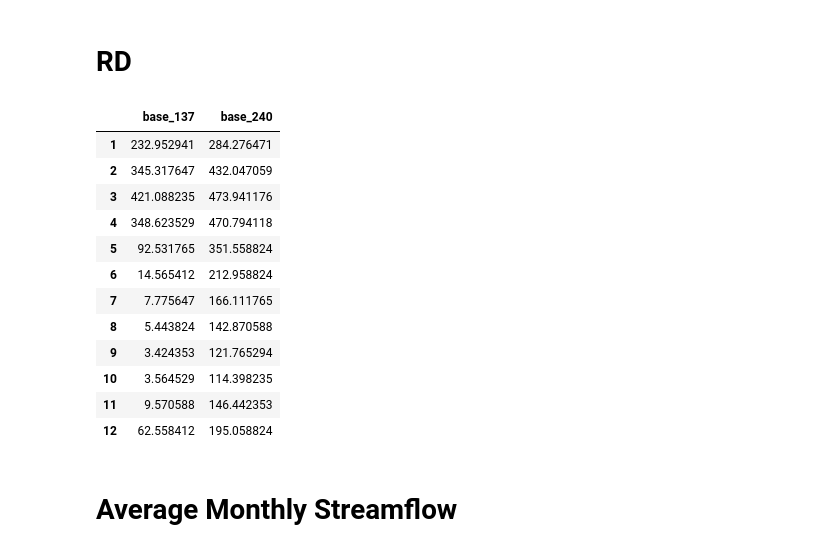
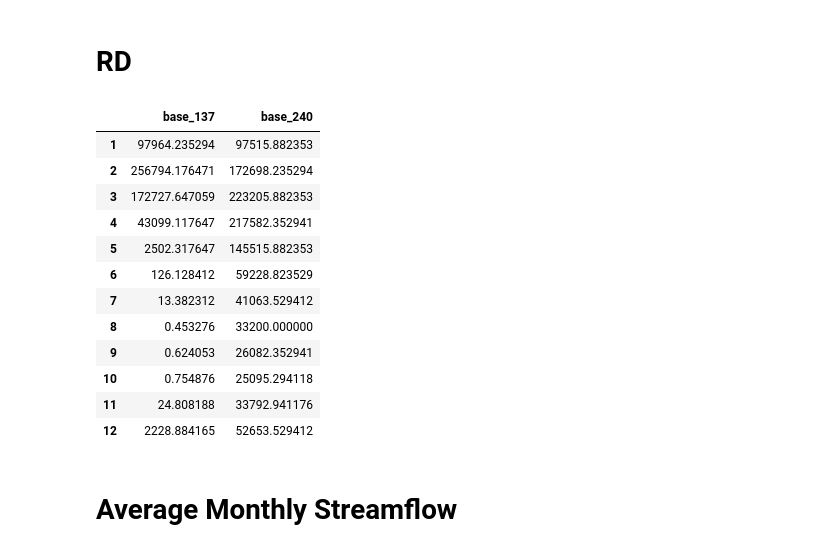
Before and after one commit to spark-brc/swatmf, a Jupyter notebook: okvg_031721_base_bau_rd_watercontent.ipynb, the cells around one changed output. Saved outputs shown, nothing was run; the diff lists cells and outputs as text; code cells hidden in the pictures.

```diff
--- a/okvg_031721_base_bau_rd_watercontent.ipynb
+++ b/okvg_031721_base_bau_rd_watercontent.ipynb
@@ -168,43 +168,44 @@ base_df
 # %%
 # Select subs
 subs = [137, 240]
 
 # Create data with parameter change
 df_rch = pd.read_csv(
                     os.path.join(wd_rd, "output.rch"),
                     delim_whitespace=True,
                     skiprows=9,
                     # usecols=[1, 3, 6], # streamflow
-                    usecols=[1, 3, 10], # streamflow
+                    usecols=[1, 3, 10], # sed
                     names=["date", "filter", "streamflow_sim"],
                     index_col=0)
 df_rd = pd.DataFrame()
 for i in subs:
     df = df_rch.loc[i]
     df = df[df['filter'] < 13]
     df.index = pd.date_range('1/1/2003', periods=len(df.streamflow_sim), freq="M")
 
     df.rename(columns = {'streamflow_sim':'base_{}'.format(i)}, inplace = True)
     df_rd = pd.concat(
         [df_rd, df['base_{}'.format(i)]], axis=1,
         sort=False
         )
 df_rd.index = pd.DatetimeIndex(df_rd.index).normalize()
+rd_df = df_rd
 df_rd = df_rd.groupby(df_rd.index.month).mean()
 df_rd
 # %% [output]
 |  | base_137 | base_240 |
-| 1 | 232.952941 | 284.276471 |
-| 2 | 345.317647 | 432.047059 |
-| 3 | 421.088235 | 473.941176 |
-| 4 | 348.623529 | 470.794118 |
-| 5 | 92.531765 | 351.558824 |
-| 6 | 14.565412 | 212.958824 |
-| 7 | 7.775647 | 166.111765 |
-| 8 | 5.443824 | 142.870588 |
-| 9 | 3.424353 | 121.765294 |
-| 10 | 3.564529 | 114.398235 |
-| 11 | 9.570588 | 146.442353 |
-| 12 | 62.558412 | 195.058824 |
+| 1 | 97964.235294 | 97515.882353 |
+| 2 | 256794.176471 | 172698.235294 |
+| 3 | 172727.647059 | 223205.882353 |
+| 4 | 43099.117647 | 217582.352941 |
+| 5 | 2502.317647 | 145515.882353 |
+| 6 | 126.128412 | 59228.823529 |
+| 7 | 13.382312 | 41063.529412 |
+| 8 | 0.453276 | 33200.000000 |
+| 9 | 0.624053 | 26082.352941 |
+| 10 | 0.754876 | 25095.294118 |
+| 11 | 24.808188 | 33792.941176 |
+| 12 | 2228.884165 | 52653.529412 |
 # %% [markdown]
 # Average Monthly Streamflow
```
Also changed, not shown: parts of 27 cells of this notebook.
